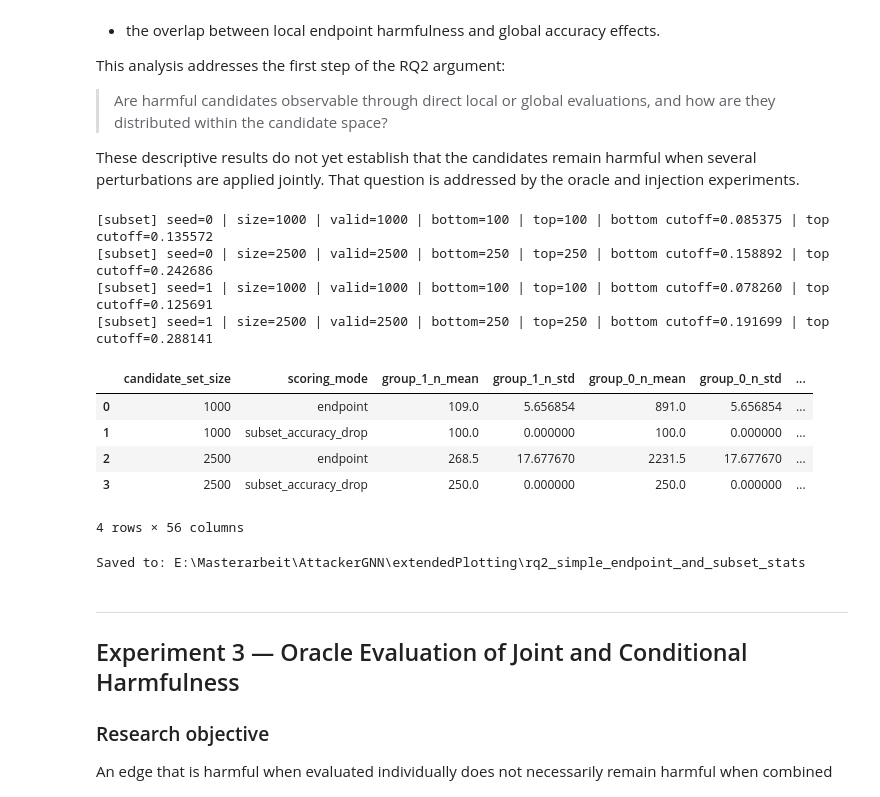
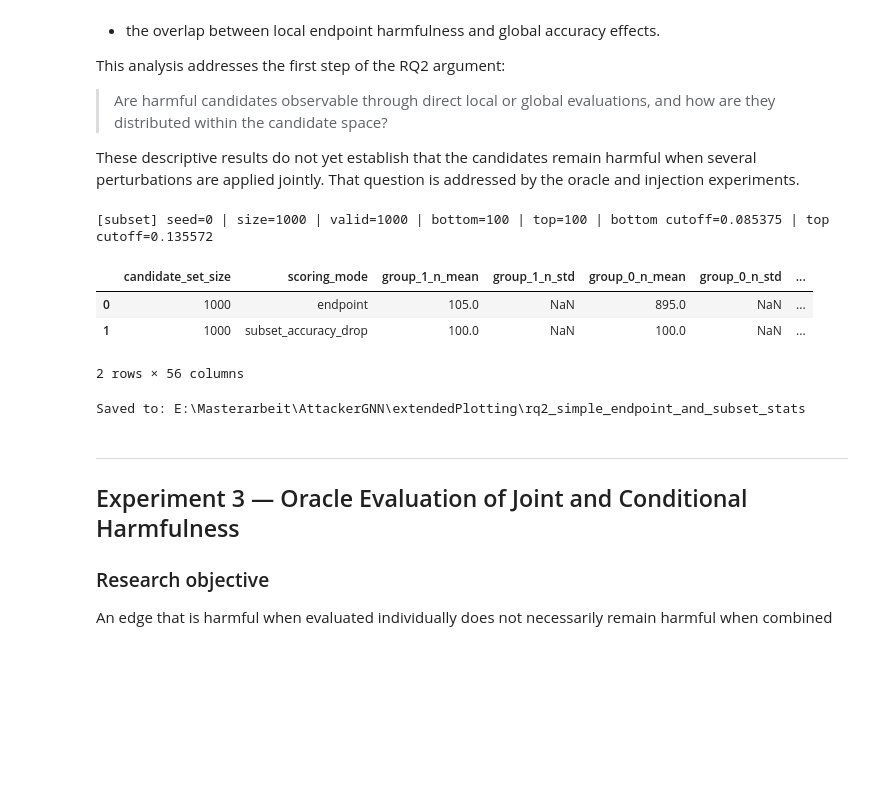
Before and after one commit to hschult5/masterthesis-attacker-gnn, a Jupyter notebook: notebooks/master_thesis_rq3_resumable_with_full_graph.ipynb, the cells around one changed output. Saved outputs shown, nothing was run; the diff lists cells and outputs as text; code cells hidden in the pictures; blank space fills up the shorter version.

```diff
--- a/notebooks/master_thesis_rq3_resumable_with_full_graph.ipynb
+++ b/notebooks/master_thesis_rq3_resumable_with_full_graph.ipynb
@@ -72,7 +75,7 @@ SPLIT = 'ratio'
 # All experiments in this notebook are repeated for these seeds.
 # Add/remove values here; every raw table keeps `seed`, while displayed tables
 # and plots aggregate over this list.
-SEEDS = [0,1]
+SEEDS = [0]
 if not SEEDS:
     raise ValueError("SEEDS must contain at least one integer seed.")
 SEEDS = [int(seed) for seed in SEEDS]
@@ -102,7 +105,7 @@ MINER = 'prbcd'
 MINER_LOCAL_FACTOR = 0.5
 DEGREE_CAP_PCT = None
 PRBCD_BUDGET_FRACTION = 0.5
-CANDIDATE_SET_SIZES = [1000, 2500]
+CANDIDATE_SET_SIZES = [1000]
 PRBCD_CANDIDATE_FRACTIONS = [0.0]
 SCORING_MODES = ["endpoint","subset_accuracy_drop"]
 LABEL_MODES = ["continuous"]
@@ -110,6 +113,14 @@ EXTREME_FRACTIONS = [0.3]
 PRBCD_EPOCHS = 5
 PRBCD_SEARCH_SPACE = 200_000
 PRBCD_N_EPOCHS_RESAMPLING = 1
+
+# ── Logging ─────────────────────────────────────────────────────────
+
+RQ2_OUT_DIR = Path("extendedPlotting/final_runs/RQ2")
+RQ2_OUT_DIR.mkdir(parents=True, exist_ok=True)
+
+RQ3_OUT_DIR = Path("extendedPlotting/final_runs/RQ3")
+RQ2_OUT_DIR.mkdir(parents=True, exist_ok=True)
 
 
 # ── RQ3 subgraph-selector sweep ─────────────────────────────────────────────
@@ -312,10 +322,12 @@ for seed in SEEDS:
     n_nodes_seed = int(adj_matrix_seed.sizes()[0])
     n_edges_directed_seed = int(adj_matrix_seed.nnz())
     n_undirected_seed = n_edges_directed_seed // 2
+    n_edges_possible_seed = n_nodes_seed * (n_nodes_seed - 1) // 2
     clean_acc_seed = float(stats["accuracy"])
 
     context = {
         "seed": int(seed),
+        "dataset": DATASET,
         "train_statistics": stats,
         "clean_acc": clean_acc_seed,
         "model": model_seed,
@@ -326,7 +338,8 @@ for seed in SEEDS:
         "device": model_device,
         "n_nodes": n_nodes_seed,
         "n_edges_directed": n_edges_directed_seed,
-        "n_undirected": n_undirected_seed,
+        "n_edges_undirected": n_undirected_seed,
+        "n_edges_possible": n_edges_possible_seed,
         "attr_matrix": attr_matrix_seed,
         "adj_matrix": adj_matrix_seed,
         "labels_raw": labels_raw_seed,
@@ -357,7 +370,6 @@ for seed in SEEDS:
     })
 
 SEED_CONTEXTS = seed_victim_runs
-#SEED_CONTEXT_BY_SEED = {context["seed"]: context for context in seed_victim_runs}
 
 train_curve_df = pd.DataFrame(train_curve_rows)
 train_summary_raw_df = pd.DataFrame(train_summary_rows)
@@ -790,16 +795,8 @@ from IPython.display import display
 
 RQ2_SUBSET_EXTREME_FRACTION = 0.10
 
-RQ2_OUT_DIR = (
-    Path("extendedPlotting")
-    / "rq2_simple_endpoint_and_subset_stats"
-)
-
-RQ2_OUT_DIR.mkdir(
-    parents=True,
-    exist_ok=True,
-)
-
+RQ2_LABEL_NODE_LEVEL_OUT_DIR = RQ2_OUT_DIR / "rq2_label_node_level_stats"
+RQ2_LABEL_NODE_LEVEL_OUT_DIR.mkdir(parents=True,exist_ok=True)
 
 # ------------------------------------------------------------
 # Small helpers
@@ -1109,51 +1106,46 @@ for (seed, candidate_set_size, scoring_mode), frame in node_statistics_df.groupb
         "group_0_mean_pagerank": float(group_nonharmful["mean_pagerank"].mean()),
         "difference_mean_pagerank": float(
             group_harmful["mean_pagerank"].mean()
             - group_nonharmful["mean_pagerank"].mean()
         ),
     })
 
-rq2_results_df = pd.DataFrame(result_rows)
+rq2_node_level_label_statistics_raw = pd.DataFrame(result_rows)
 
-rq2_results_df = (
-    rq2_results_df
+rq2_node_level_label_statistics_results = (
+    rq2_node_level_label_statistics_raw
     .drop(columns="seed")
     .groupby(["candidate_set_size", "scoring_mode"])
     .agg(["mean", "std"])
     .reset_index()
 )
 
-rq2_results_df.columns = [
+rq2_node_level_label_statistics_results.columns = [
     "_".join(str(part) for part in column if str(part))
     if isinstance(column, tuple)
     else column
-    for column in rq2_results_df.columns
+    for column in rq2_node_level_label_statistics_results.columns
 ]
 
-display(rq2_results_df)
+display(rq2_node_level_label_statistics_results)
 
-rq2_results_df.to_csv(
-    RQ2_OUT_DIR
+rq2_node_level_label_statistics_results.to_csv(
+    RQ2_LABEL_NODE_LEVEL_OUT_DIR
     / (
-        f"rq2_diagnostic_statistics_{DATASET}"
+        f"rq2_node_level_label_statistics_{DATASET}"
         f"_candidates{'-'.join(map(str, CANDIDATE_SET_SIZES))}"
         f"_seeds{'-'.join(map(str, SEEDS))}.csv"
     ),
     index=False,
 )
 
-print(f"\nSaved to: {RQ2_OUT_DIR.resolve()}")
+print(f"\nSaved to: {RQ2_LABEL_NODE_LEVEL_OUT_DIR.resolve()}")
 # %% [output]
 [subset] seed=0 | size=1000 | valid=1000 | bottom=100 | top=100 | bottom cutoff=0.085375 | top cutoff=0.135572
-[subset] seed=0 | size=2500 | valid=2500 | bottom=250 | top=250 | bottom cutoff=0.158892 | top cutoff=0.242686
-[subset] seed=1 | size=1000 | valid=1000 | bottom=100 | top=100 | bottom cutoff=0.078260 | top cutoff=0.125691
-[subset] seed=1 | size=2500 | valid=2500 | bottom=250 | top=250 | bottom cutoff=0.191699 | top cutoff=0.288141
 |  | candidate_set_size | scoring_mode | group_1_n_mean | group_1_n_std | group_0_n_mean | group_0_n_std | ... |
-| 0 | 1000 | endpoint | 109.0 | 5.656854 | 891.0 | 5.656854 | ... |
-| 1 | 1000 | subset_accuracy_drop | 100.0 | 0.000000 | 100.0 | 0.000000 | ... |
-| 2 | 2500 | endpoint | 268.5 | 17.677670 | 2231.5 | 17.677670 | ... |
-| 3 | 2500 | subset_accuracy_drop | 250.0 | 0.000000 | 250.0 | 0.000000 | ... |
+| 0 | 1000 | endpoint | 105.0 | NaN | 895.0 | NaN | ... |
+| 1 | 1000 | subset_accuracy_drop | 100.0 | NaN | 100.0 | NaN | ... |
-4 rows × 56 columns
+2 rows × 56 columns
 Saved to: E:\Masterarbeit\AttackerGNN\extendedPlotting\rq2_simple_endpoint_and_subset_stats
 # %% [markdown]
 ---
```
Also changed, not shown: parts of 22 cells of this notebook, 7 other files.
